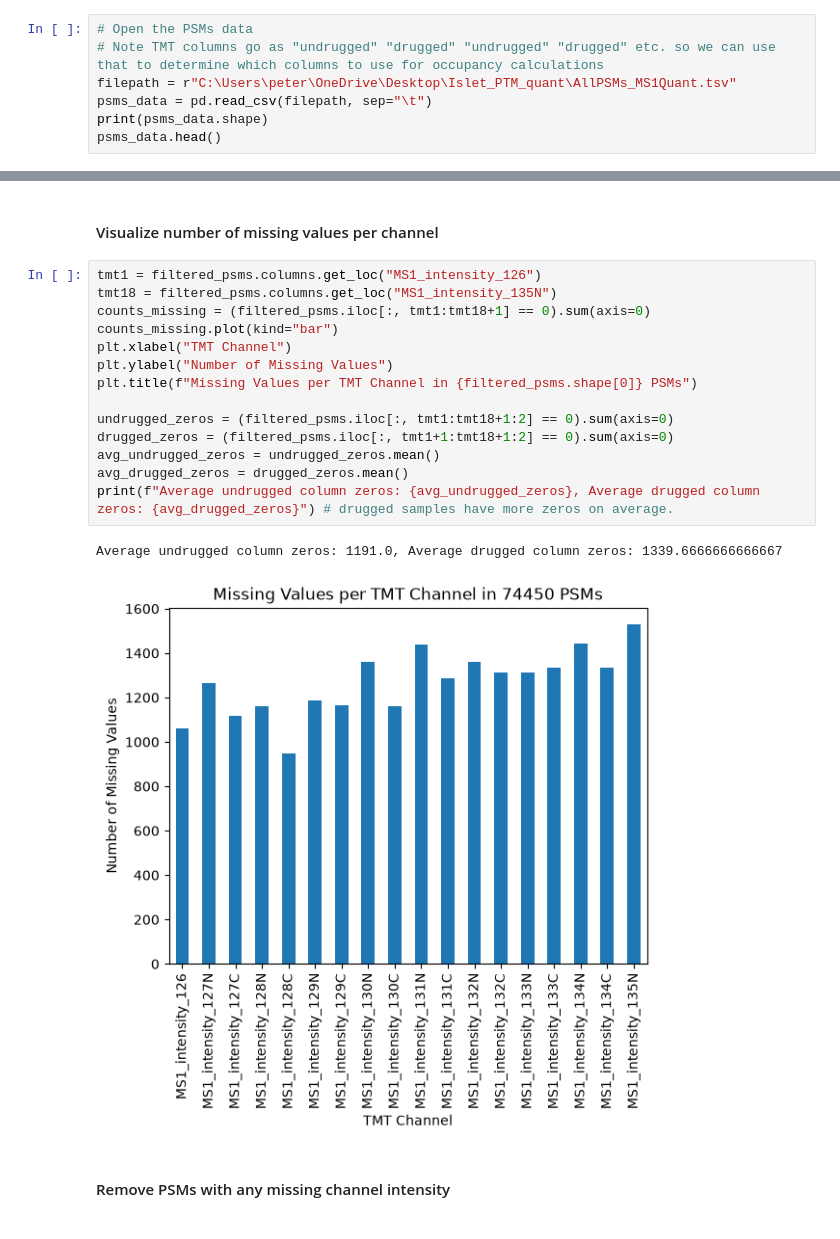
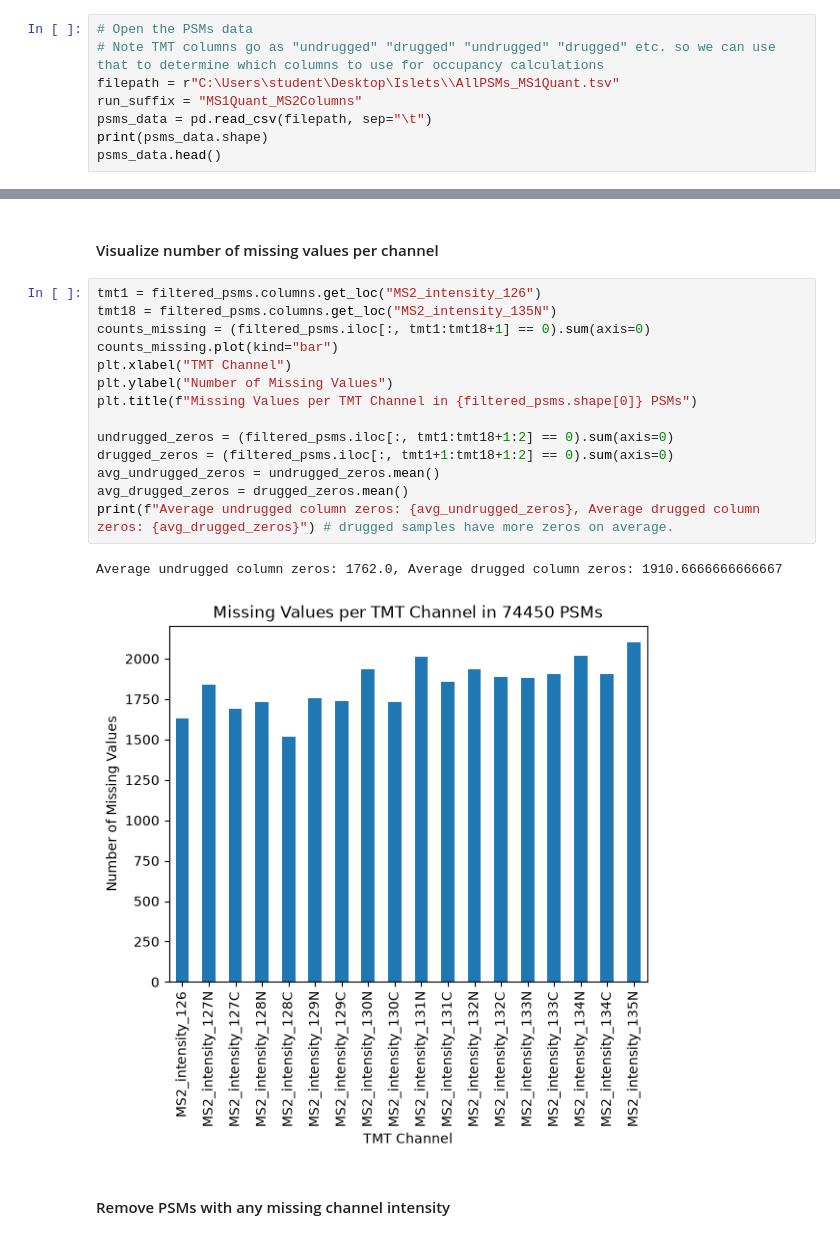
Before and after one commit to pcruzparri/Misc, a Jupyter notebook: bioinformatics/proteomics/Zhuoxin/psmsToOccupancies.ipynb, the cells around one changed output, grey strips where cells are left out. Drawn from its saved outputs; the diff is of its cells as text.

```diff
--- a/bioinformatics/proteomics/Zhuoxin/psmsToOccupancies.ipynb
+++ b/bioinformatics/proteomics/Zhuoxin/psmsToOccupancies.ipynb
@@ -150,7 +150,8 @@ def inv_logit(log_odds):
 # %%
 # Open the PSMs data
 # Note TMT columns go as "undrugged" "drugged" "undrugged" "drugged" etc. so we can use that to determine which columns to use for occupancy calculations
-filepath = r"C:\Users\peter\OneDrive\Desktop\Islet_PTM_quant\AllPSMs_MS1Quant.tsv"
+filepath = r"C:\Users\student\Desktop\Islets\\AllPSMs_MS1Quant.tsv"
+run_suffix = "MS1Quant_MS2Columns"
 psms_data = pd.read_csv(filepath, sep="\t")
 print(psms_data.shape)
 psms_data.head()
@@ -197,22 +198,22 @@ filtered_psms.shape
 # %% [markdown]
 #### Visualize number of missing values per channel
 # %%
-tmt1 = filtered_psms.columns.get_loc("MS1_intensity_126")
-tmt18 = filtered_psms.columns.get_loc("MS1_intensity_135N")
+tmt1 = filtered_psms.columns.get_loc("MS2_intensity_126")
+tmt18 = filtered_psms.columns.get_loc("MS2_intensity_135N")
 counts_missing = (filtered_psms.iloc[:, tmt1:tmt18+1] == 0).sum(axis=0)
 counts_missing.plot(kind="bar")
 plt.xlabel("TMT Channel")
 plt.ylabel("Number of Missing Values")
 plt.title(f"Missing Values per TMT Channel in {filtered_psms.shape[0]} PSMs")
 
 undrugged_zeros = (filtered_psms.iloc[:, tmt1:tmt18+1:2] == 0).sum(axis=0)
 drugged_zeros = (filtered_psms.iloc[:, tmt1+1:tmt18+1:2] == 0).sum(axis=0)
 avg_undrugged_zeros = undrugged_zeros.mean()
 avg_drugged_zeros = drugged_zeros.mean()
 print(f"Average undrugged column zeros: {avg_undrugged_zeros}, Average drugged column zeros: {avg_drugged_zeros}") # drugged samples have more zeros on average.
 # %% [output]
-Average undrugged column zeros: 1191.0, Average drugged column zeros: 1339.6666666666667
+Average undrugged column zeros: 1762.0, Average drugged column zeros: 1910.6666666666667
-[figure, old version]
+[figure, new version]
 # %% [markdown]
 #### Remove PSMs with any missing channel intensity
 # %%
```
Also changed, not shown: parts of 24 cells of this notebook, 1 other file.
